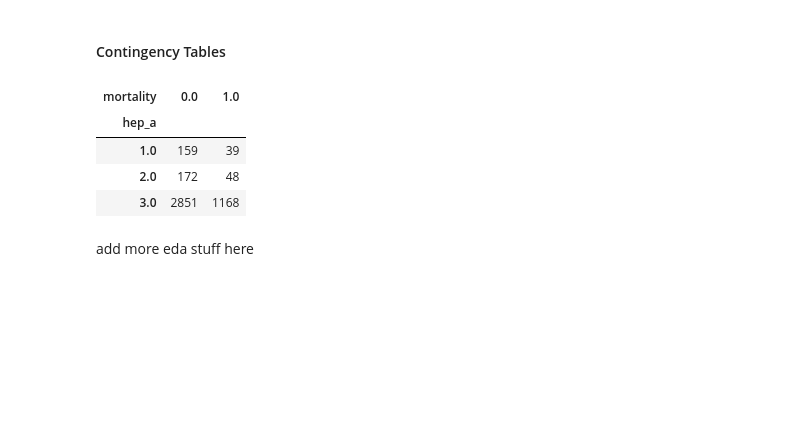
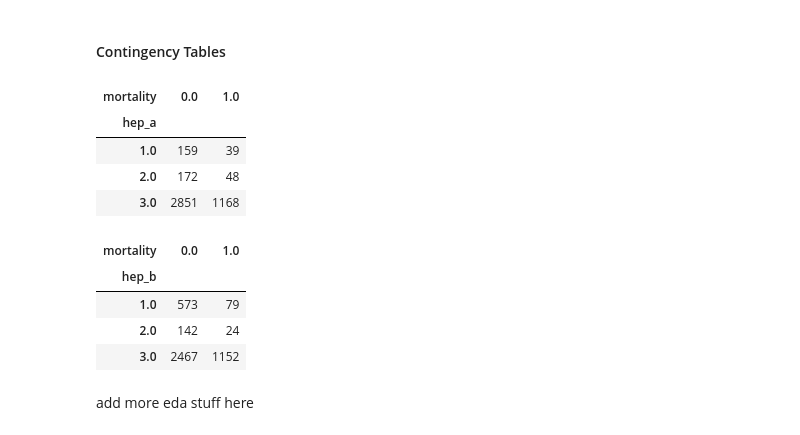
Before and after one commit to swt2vv/ds3021-project1, a Jupyter notebook: project_1_bsds.ipynb, the cells around one changed output. Cells and saved outputs as stored; diff of their text form; code cells hidden in the pictures; blank space fills up the shorter version.

```diff
--- a/project_1_bsds.ipynb
+++ b/project_1_bsds.ipynb
@@ -199,6 +212,15 @@ hep_a_mort_cont
 | 1.0 | 159 | 39 |
 | 2.0 | 172 | 48 |
 | 3.0 | 2851 | 1168 |
+# %%
+hep_b_mort_cont = pd.crosstab(imq_mort_np['hep_b'], imq_mort_np['mortality'])
+hep_b_mort_cont
+# %% [output]
+| mortality | 0.0 | 1.0 |
+| hep_b |  |  |
+| 1.0 | 573 | 79 |
+| 2.0 | 142 | 24 |
+| 3.0 | 2467 | 1152 |
 # %% [markdown]
 add more eda stuff here
 # %% [markdown]
```
Also changed, not shown: parts of 4 cells of this notebook.
